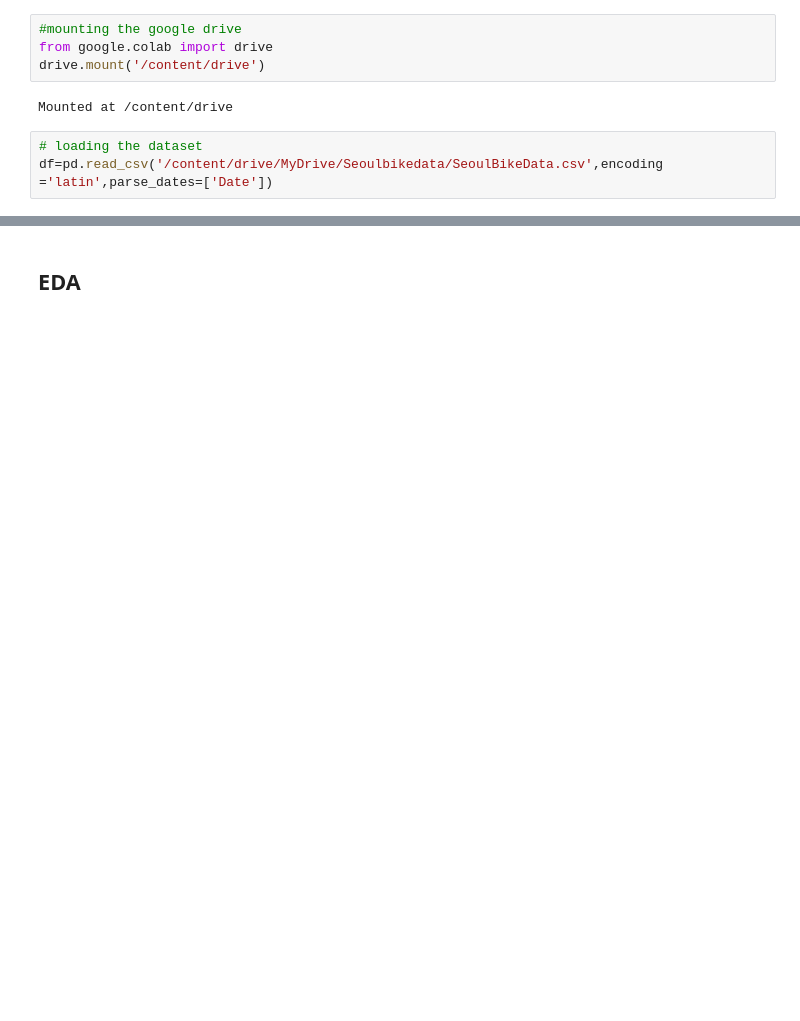
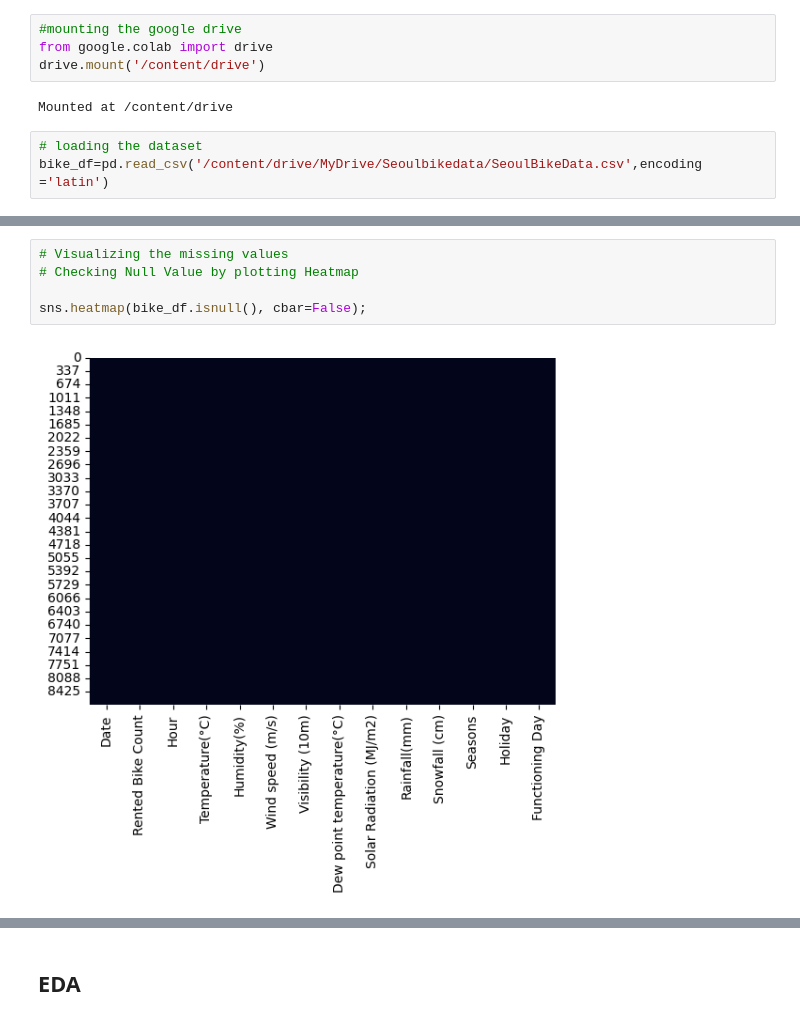
Before and after one commit to Naivaidya3008/capstone_project_machine_learning, a Jupyter notebook: Naivaidya_tripathi_capstone_project_machine_learning.ipynb, the cells around one changed output, grey strips where cells are left out. Saved outputs shown, nothing was run; the diff lists cells and outputs as text; blank space fills up the shorter version.

```diff
--- a/Naivaidya_tripathi_capstone_project_machine_learning.ipynb
+++ b/Naivaidya_tripathi_capstone_project_machine_learning.ipynb
@@ -64,4 +96,4 @@ drive.mount('/content/drive')
 Mounted at /content/drive
 # %%
 # loading the dataset
-df=pd.read_csv('/content/drive/MyDrive/Seoulbikedata/SeoulBikeData.csv',encoding ='latin',parse_dates=['Date'])
+bike_df=pd.read_csv('/content/drive/MyDrive/Seoulbikedata/SeoulBikeData.csv',encoding ='latin')
@@ -81,0 +197,7 @@ Index(['Date', 'Rented Bike Count', 'Hour', 'Temperature(°C)', 'Humidity(%)',
+# %%
+# Visualizing the missing values
+# Checking Null Value by plotting Heatmap
+
+sns.heatmap(bike_df.isnull(), cbar=False);
+# %% [output]
+[figure, added]
```
Also changed, not shown: parts of 250 cells of this notebook.
